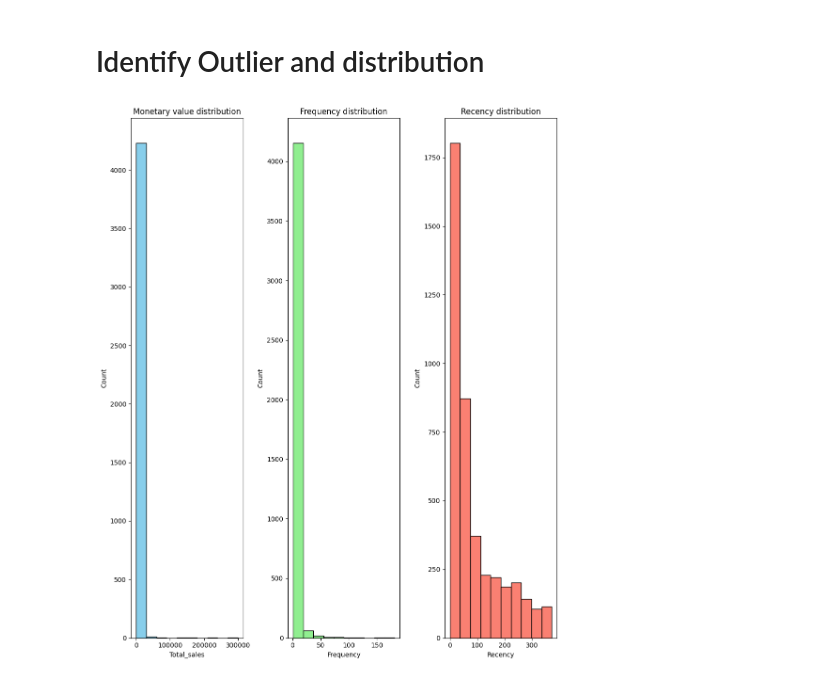
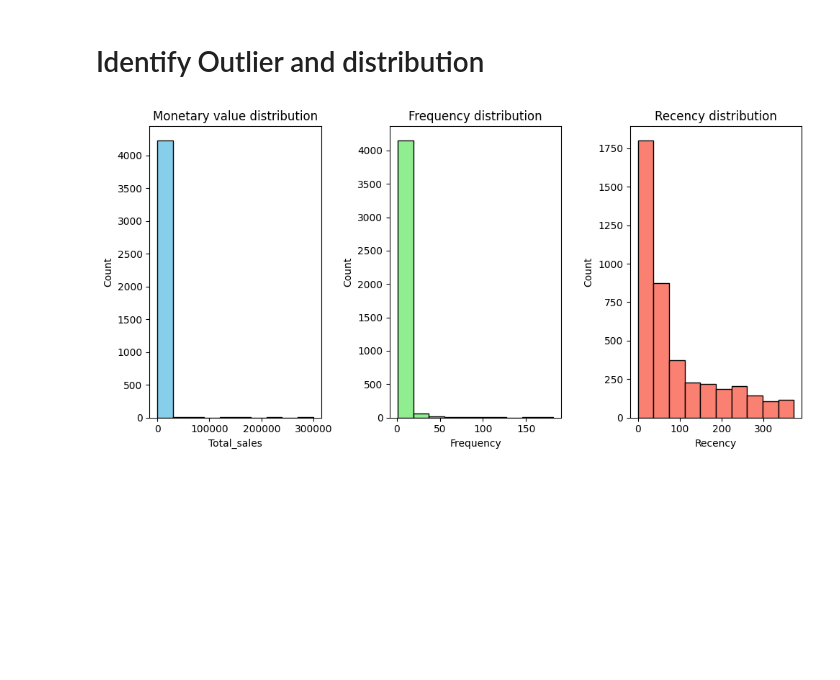
Before and after one commit to Torresfong/Notebook-k-mean-clustering-analysis, a Jupyter notebook: notebook/Feature_engieering.ipynb, the cells around one changed output. Cells and saved outputs as stored; diff of their text form; code cells hidden in the pictures; blank space fills up the shorter version.

```diff
--- a/notebook/Feature_engieering.ipynb
+++ b/notebook/Feature_engieering.ipynb
@@ -64,30 +67,30 @@ memory usage: 232.4 KB
 # %%
 # Identify the distribution with histogram visualization
 
-plt.figure(figsize=(10,12))
+plt.figure(figsize=(10,5))
 
 plt.subplot(1,3,1)
 plt.hist(agg_cleaned_df["Total_sales"], bins=10,color="skyblue",edgecolor="black")
 plt.title("Monetary value distribution")
 plt.xlabel("Total_sales")
 plt.ylabel("Count")
 
 plt.subplot(1,3,2)
 plt.hist(agg_cleaned_df["Frequency"], bins=10,color="lightgreen",edgecolor="black")
 plt.title("Frequency distribution")
 plt.xlabel("Frequency")
 plt.ylabel("Count")
 
 plt.subplot(1,3,3)
 plt.hist(agg_cleaned_df["Recency"], bins=10,color="salmon",edgecolor="black")
 plt.title("Recency distribution")
 plt.xlabel("Recency")
 plt.ylabel("Count")
 
 plt.tight_layout()
 plt.show()
 # %% [output]
-[figure, old version]
+[figure, new version]
 # %%
 # Identify the outlier with boxplot
 
```
Also changed, not shown: parts of 12 cells of this notebook, 1 other file.
